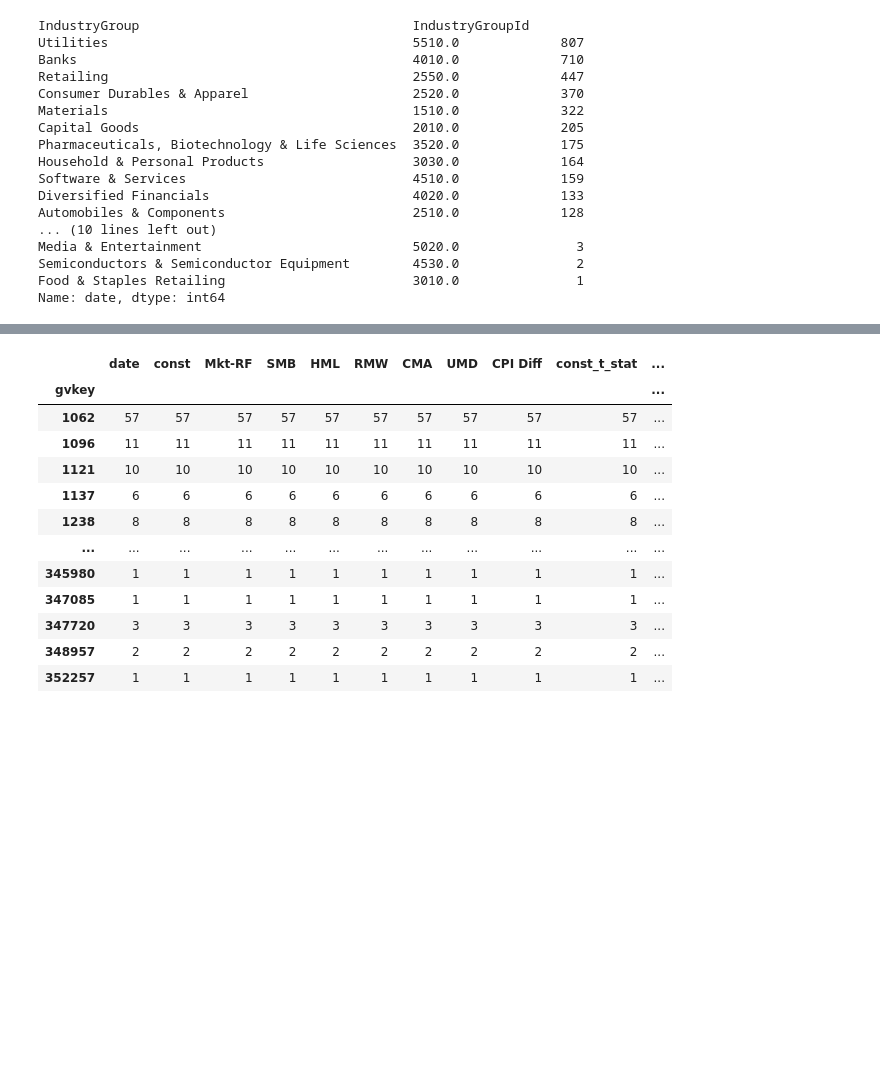
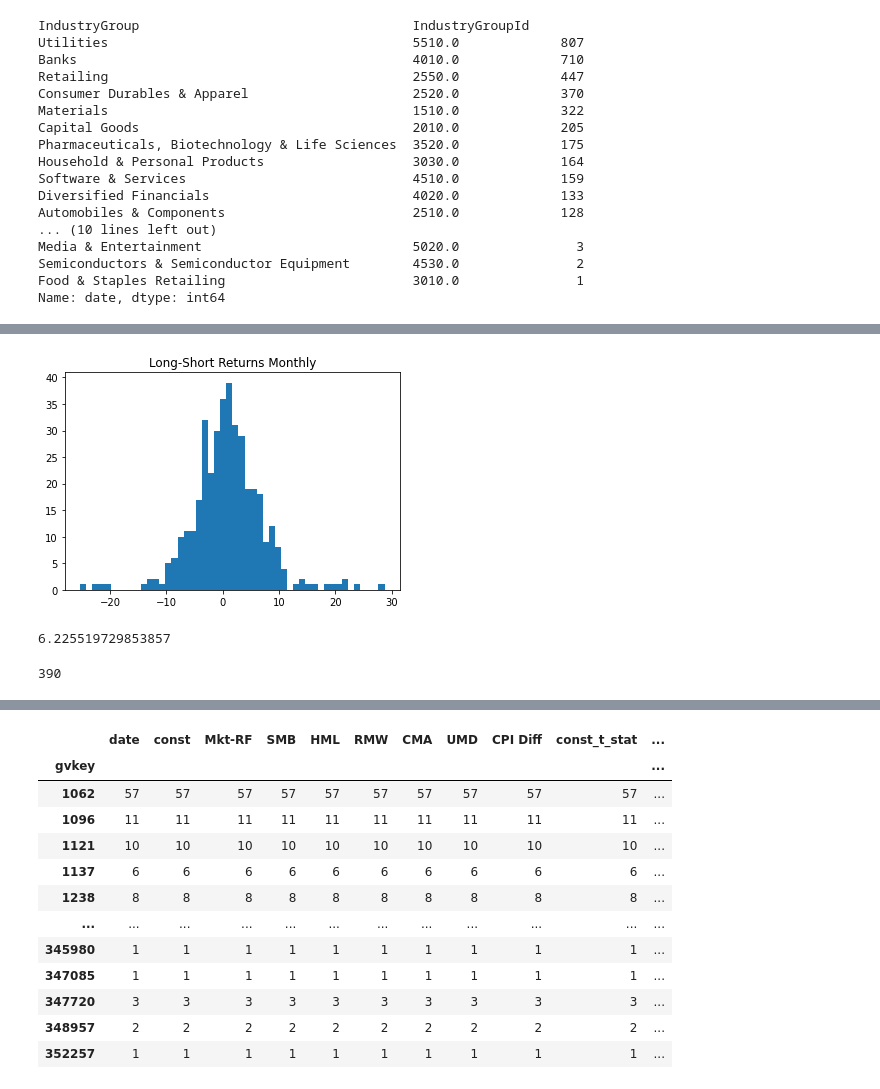
Before and after one commit to pranavrc111/inflation_trading, a Jupyter notebook: inflation_factor_eda.ipynb, the cells around one changed output, grey strips where cells are left out. Drawn from its saved outputs; the diff is of its cells as text; code cells hidden in the pictures; blank space fills up the shorter version.

```diff
--- a/inflation_factor_eda.ipynb
+++ b/inflation_factor_eda.ipynb
@@ -379,0 +440,2 @@ Name: date, dtype: int64
+# %%
+sig_stocks = sig_stocks.merge(forecast_cpi, how="left", left_on=["date"], right_on=["date"])
@@ -379,0 +540,35 @@ Name: date, dtype: int64
+# %%
+reconst_dates = stocks_sig_stocks["datadate"].unique()
+reconst_dates.sort()
+
+long_returns_monthly = []
+short_returns_monthly = []
+
+for date_index in tqdm(range(len(reconst_dates)-1)):
+    # starting plus one day
+    starting = reconst_dates[date_index] + MonthEnd(1)
+
+
+    ending = reconst_dates[date_index + 1]
+
+    current_market = stock_market[(stock_market["datadate"] >= starting) & (stock_market["datadate"] <= ending)]
+
+    # get all long_stocks in current_market
+    long_stocks = current_market[(current_market["gvkey"].isin(long_dict[reconst_dates[date_index]]))]
+    # get all short_stocks in current_market
+    short_stocks = current_market[(current_market["gvkey"].isin(short_dict[reconst_dates[date_index]]))]
+
+    # groupby month and get mean
+    long_stocks_monthly_return = long_stocks.groupby("datadate")["trt1m"].mean()
+    # groupby month and get mean
+    short_stocks_monthly_return = short_stocks.groupby("datadate")["trt1m"].mean()
+
+    # add returns to long_returns_monthly
+    long_returns_monthly.append(long_stocks_monthly_return.values)
+    # add returns to short_returns_monthly
+    short_returns_monthly.append(short_stocks_monthly_return.values)
+# %%
+# flatten long_returns_monthly
+long_returns_monthly = [item for sublist in long_returns_monthly for item in sublist]
+# flatten short_returns_monthly
+short_returns_monthly = [item for sublist in short_returns_monthly for item in sublist]
@@ -379,0 +584,16 @@ Name: date, dtype: int64
+# %%
+# minus long-short returns elemnt-wise
+long_short_returns_monthly = np.array(long_returns_monthly) - np.array(short_returns_monthly)
+# %%
+# plot long_short_returns_monthly hist
+plt.hist(long_short_returns_monthly, bins=50)
+plt.title("Long-Short Returns Monthly")
+plt.show()
+# %% [output]
+[figure, added]
+# %%
+# std of long_short_returns_monthly
+long_short_returns_monthly_std = np.std(long_short_returns_monthly)
+long_short_returns_monthly_std
+# %% [output]
+6.225519729853857
@@ -379,0 +618,4 @@ Name: date, dtype: int64
+# %%
+len(long_short_returns_monthly)
+# %% [output]
+390
```
Also changed, not shown: parts of 46 cells of this notebook.
